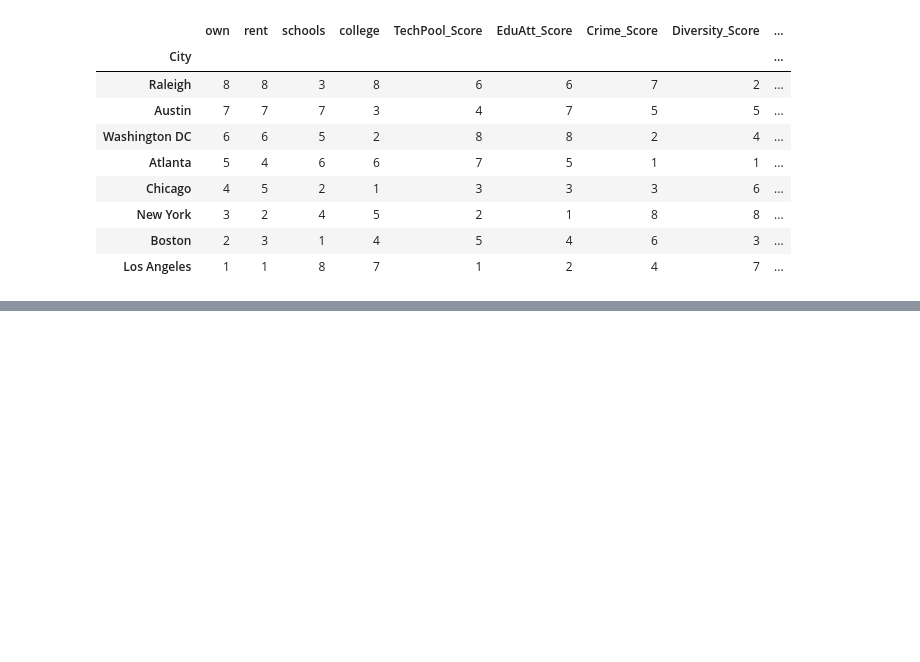
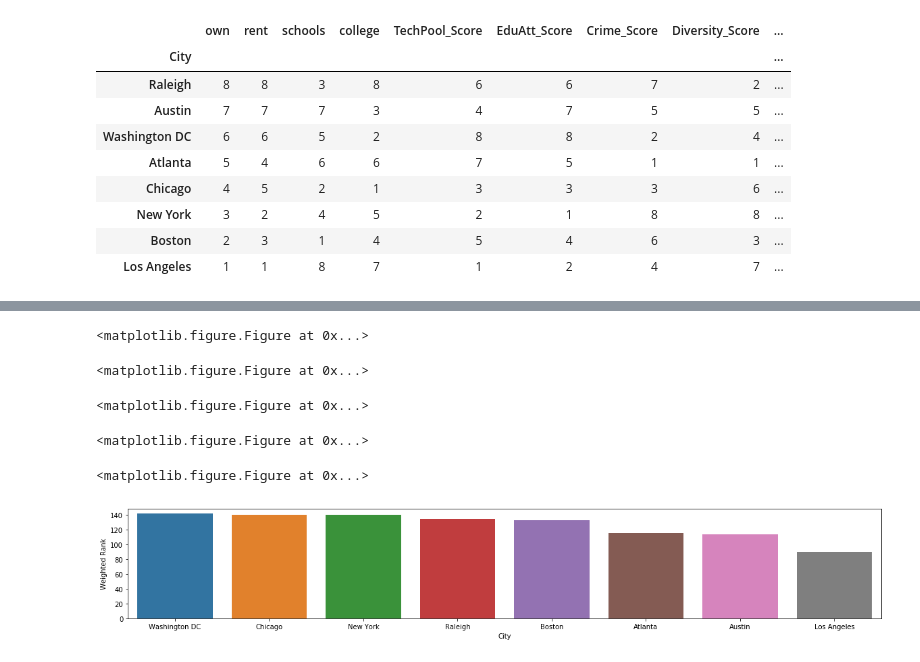
Before and after one commit to indranik/BC_Project1, a Jupyter notebook: Final Results/Combined_City_Ranking.ipynb, the cells around one changed output, grey strips where cells are left out. Drawn from its saved outputs; the diff is of its cells as text; code cells hidden in the pictures; blank space fills up the shorter version.

Commit message:
add weights to combined final ranking calculations

```diff
--- a/Final Results/Combined_City_Ranking.ipynb
+++ b/Final Results/Combined_City_Ranking.ipynb
@@ -209,7 +209,7 @@ addig the rank values for each city to get a final ranking
 # %%
 # Read combined ranking dataframe
 combined_rank_file = os.path.join("Results","transport_amenities_demographics_house_afford_school_ranking.csv")
-c = pd.read_csv(combined_rank_file)
+combined_rank = pd.read_csv(combined_rank_file)
 c = combined_rank.set_index("City")
 # %%
 # ensure all values are integers, note the City is intentionally the index so that it does not
@@ -315,0 +309,18 @@ weights
+# %%
+wr = weighted_ranking.reset_index()
+
+final_ranking=[]
+for index, row in wr.iterrows():
+    total = 0
+    for c in columns:
+        number = row[c] * weights[c]
+        total = total + number
+    final_ranking.append({'City':row['City'],
+                          'Weighted Rank':total[0]})
+
+final_df = pd.DataFrame(final_ranking)
+# %%
+total = final_df.sort_values("Weighted Rank", ascending=False)
+total=total.reset_index()
+total=total.drop("index",axis=1)
+total
@@ -315,0 +337,15 @@ weights
+# %%
+
+# plot the results
+plt.figure(figsize=(20,3))
+sns.barplot(x='City',y='Weighted Rank',data=total)
+combined_ranking_visual = os.path.join("Plots","weighted_combined_total_ranking_visual.png")
+plt.savefig(combined_ranking_visual)
+plt.show()
+# %% [output]
+<matplotlib.figure.Figure at 0x...>
+<matplotlib.figure.Figure at 0x...>
+<matplotlib.figure.Figure at 0x...>
+<matplotlib.figure.Figure at 0x...>
+<matplotlib.figure.Figure at 0x...>
+[figure, added]
```
Also changed, not shown: parts of 5 cells of this notebook, 1 other file.
